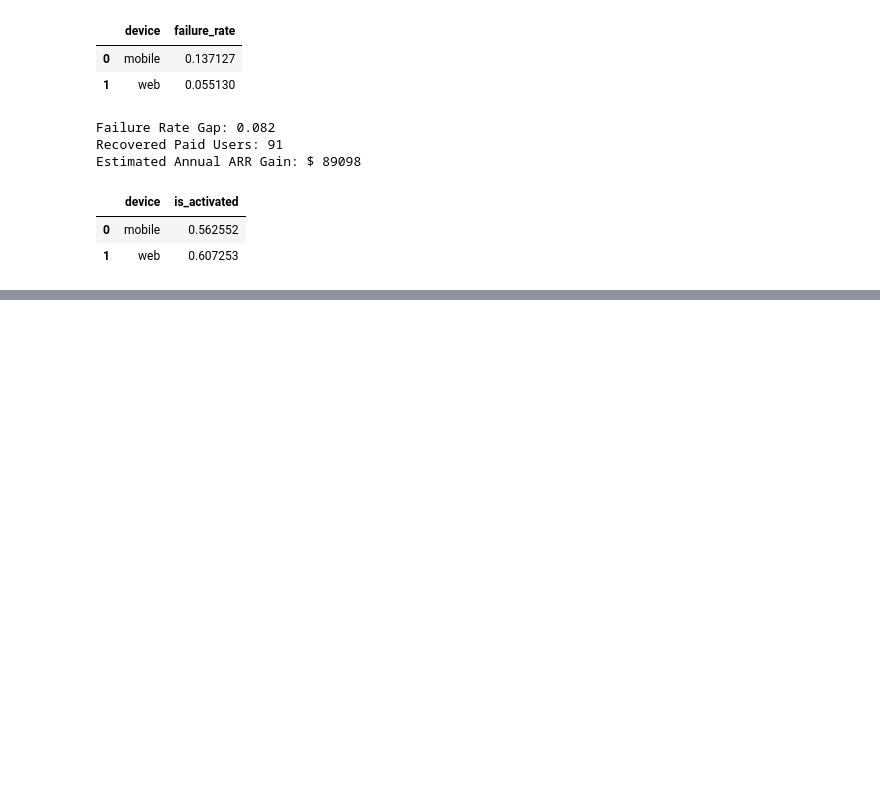
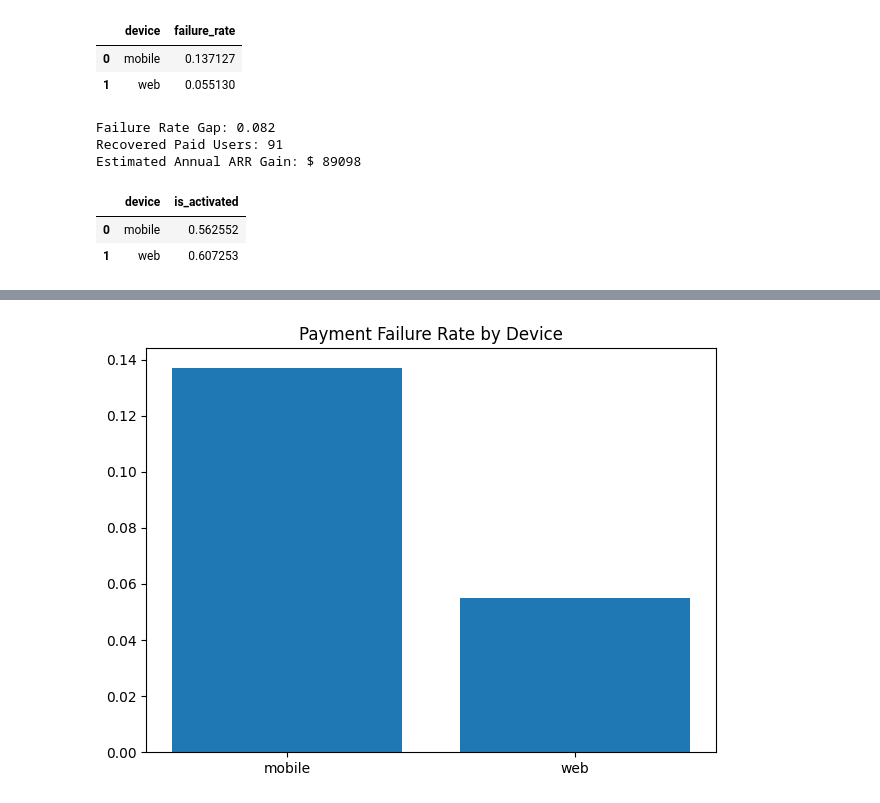
Before and after one commit to itsameaditya/saas-funnel-leakage-detector, a Jupyter notebook: notebooks/01_data_validation_and_base_funnel.ipynb, the cells around one changed output, grey strips where cells are left out. Cells and saved outputs as stored; diff of their text form; code cells hidden in the pictures; blank space fills up the shorter version.

```diff
--- a/notebooks/01_data_validation_and_base_funnel.ipynb
+++ b/notebooks/01_data_validation_and_base_funnel.ipynb
@@ -310,0 +321,9 @@ ValueError: cannot insert level_0, already exists
+# %%
+plt.figure()
+plt.bar(failure_rate["device"], failure_rate["failure_rate"])
+plt.title("Payment Failure Rate by Device")
+plt.tight_layout()
+plt.savefig("../reports/charts/payment_failure_by_device.png")
+plt.show()
+# %% [output]
+[figure, added]
```
Also changed, not shown: parts of 2 cells of this notebook, 1 other file.
